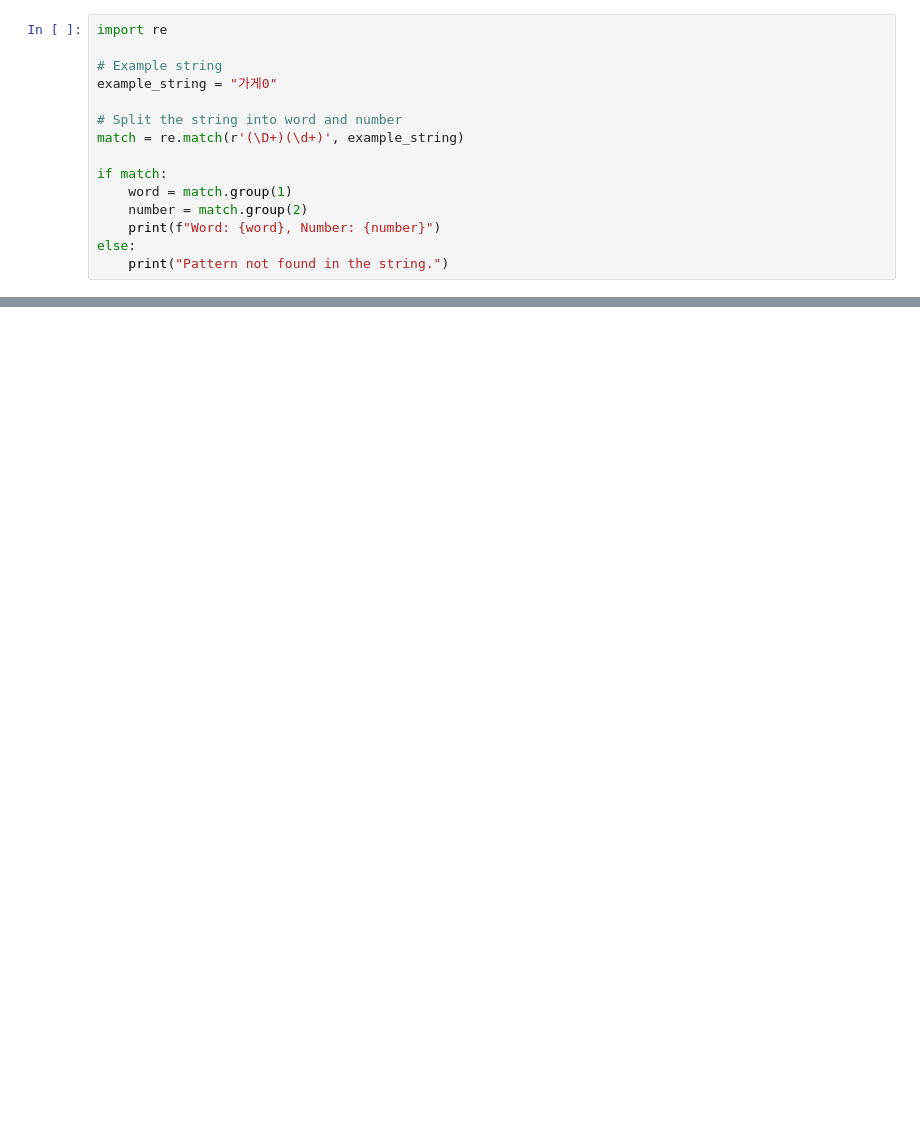
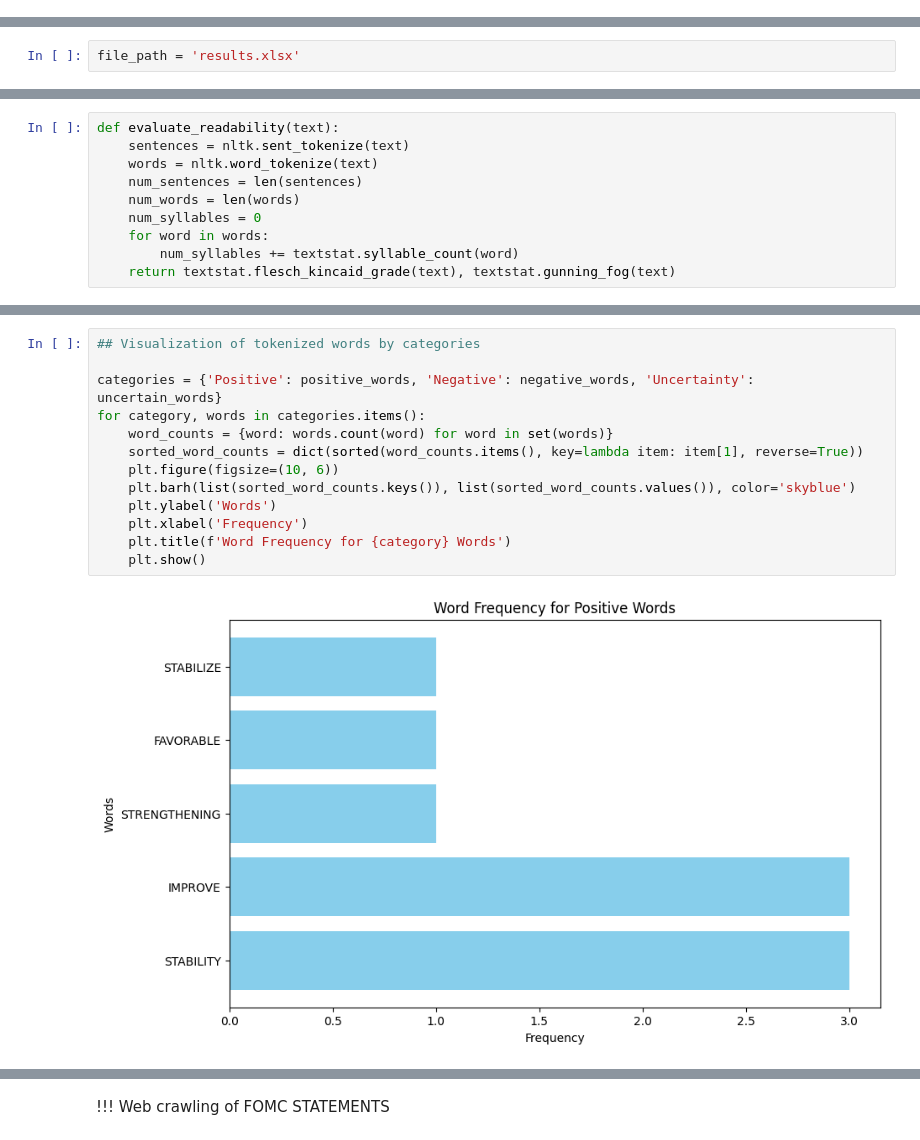
Before and after one commit to rezu98/colab, a Jupyter notebook: sentiment.ipynb, the cells around one changed output, grey strips where cells are left out. Saved outputs shown, nothing was run; the diff lists cells and outputs as text; blank space fills up the shorter version.

```diff
--- a/sentiment.ipynb
+++ b/sentiment.ipynb
@@ -326,15 +0,0 @@ df.to_csv('custom_sentiment_dictionary.csv', index=False)
-# %%
-import re
-
-# Example string
-example_string = "가게0"
-
-# Split the string into word and number
-match = re.match(r'(\D+)(\d+)', example_string)
-
-if match:
-    word = match.group(1)
-    number = match.group(2)
-    print(f"Word: {word}, Number: {number}")
-else:
-    print("Pattern not found in the string.")
@@ -872,0 +37,2 @@ movie_evaluation_predict("보던거라 계속보고있는데 전개도 느리고
+# %%
+file_path = 'results.xlsx'
@@ -872,0 +123,10 @@ movie_evaluation_predict("보던거라 계속보고있는데 전개도 느리고
+# %%
+def evaluate_readability(text):
+    sentences = nltk.sent_tokenize(text)
+    words = nltk.word_tokenize(text)
+    num_sentences = len(sentences)
+    num_words = len(words)
+    num_syllables = 0
+    for word in words:
+        num_syllables += textstat.syllable_count(word)
+    return textstat.flesch_kincaid_grade(text), textstat.gunning_fog(text)
@@ -872,0 +265,15 @@ movie_evaluation_predict("보던거라 계속보고있는데 전개도 느리고
+# %%
+## Visualization of tokenized words by categories
+
+categories = {'Positive': positive_words, 'Negative': negative_words, 'Uncertainty': uncertain_words}
+for category, words in categories.items():
+    word_counts = {word: words.count(word) for word in set(words)}
+    sorted_word_counts = dict(sorted(word_counts.items(), key=lambda item: item[1], reverse=True))
+    plt.figure(figsize=(10, 6))
+    plt.barh(list(sorted_word_counts.keys()), list(sorted_word_counts.values()), color='skyblue')
+    plt.ylabel('Words')
+    plt.xlabel('Frequency')
+    plt.title(f'Word Frequency for {category} Words')
+    plt.show()
+# %% [output]
+[figure, added]
@@ -872,0 +282,2 @@ movie_evaluation_predict("보던거라 계속보고있는데 전개도 느리고
+# %% [markdown]
+!!! Web crawling of FOMC STATEMENTS
```
Also changed, not shown: parts of 62 cells of this notebook.
